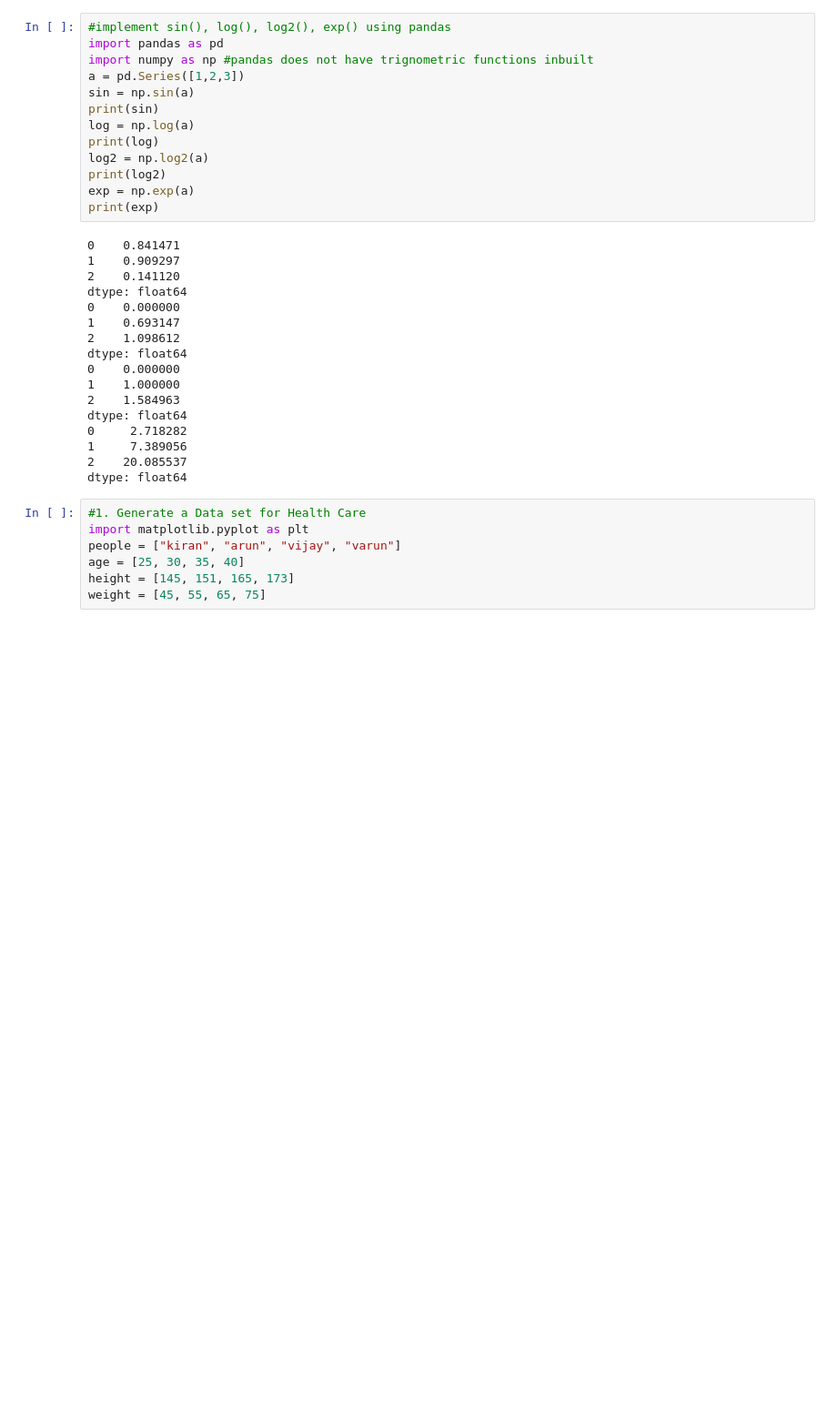
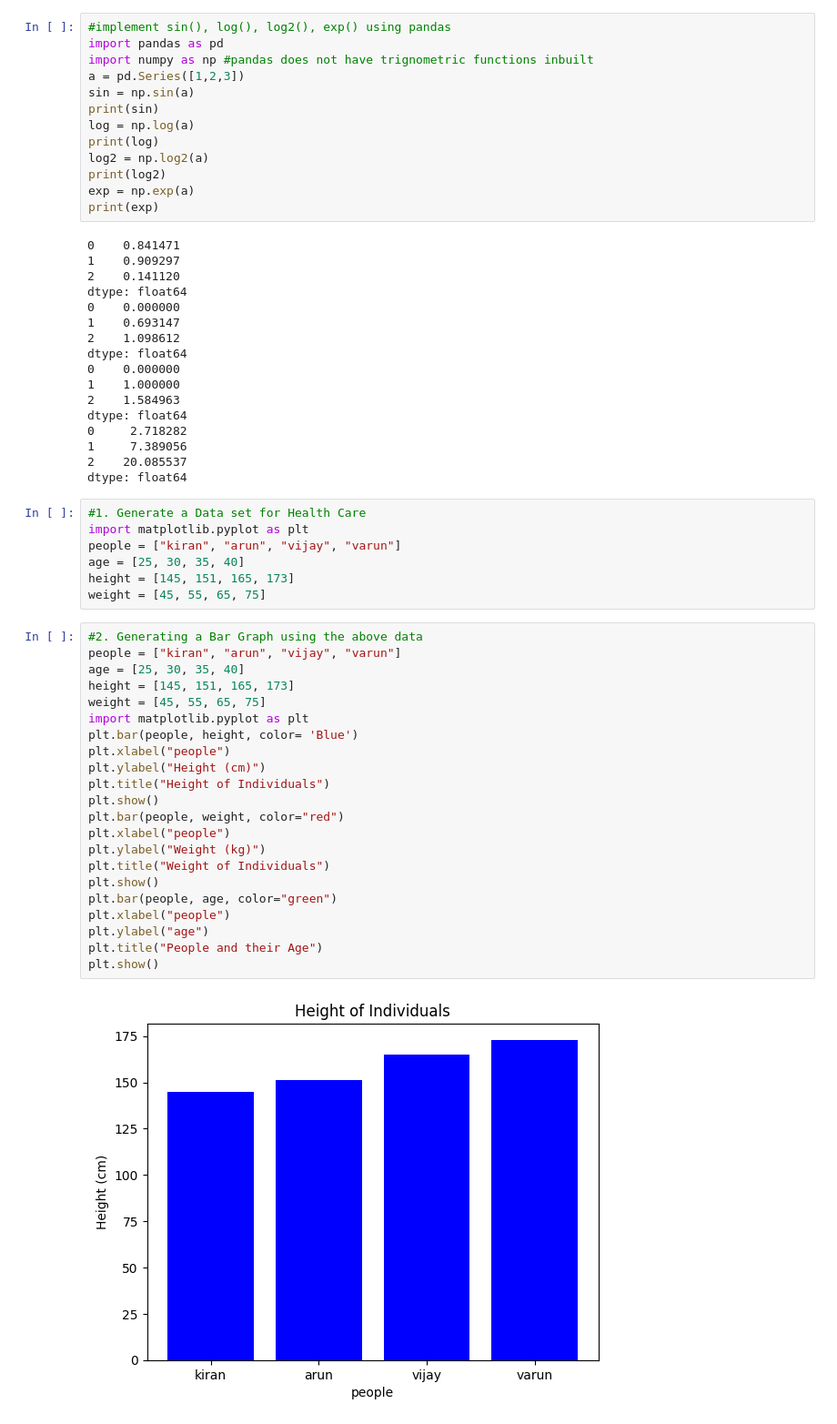
Before and after one commit to 2303A51664/AIML1, a Jupyter notebook: Lab01.ipynb, the cells around one changed output. Shown: that part at 91% size. Saved outputs shown, nothing was run; the diff lists cells and outputs as text; blank space fills up the shorter version.

```diff
--- a/Lab01.ipynb
+++ b/Lab01.ipynb
@@ -158,3 +158,27 @@ people = ["kiran", "arun", "vijay", "varun"]
 age = [25, 30, 35, 40]
 height = [145, 151, 165, 173]
 weight = [45, 55, 65, 75]
+# %%
+#2. Generating a Bar Graph using the above data
+people = ["kiran", "arun", "vijay", "varun"]
+age = [25, 30, 35, 40]
+height = [145, 151, 165, 173]
+weight = [45, 55, 65, 75]
+import matplotlib.pyplot as plt
+plt.bar(people, height, color= 'Blue')
+plt.xlabel("people")
+plt.ylabel("Height (cm)")
+plt.title("Height of Individuals")
+plt.show()
+plt.bar(people, weight, color="red")
+plt.xlabel("people")
+plt.ylabel("Weight (kg)")
+plt.title("Weight of Individuals")
+plt.show()
+plt.bar(people, age, color="green")
+plt.xlabel("people")
+plt.ylabel("age")
+plt.title("People and their Age")
+plt.show()
+# %% [output]
+[figure, added]
```
Also changed, not shown: parts of 2 cells of this notebook.
